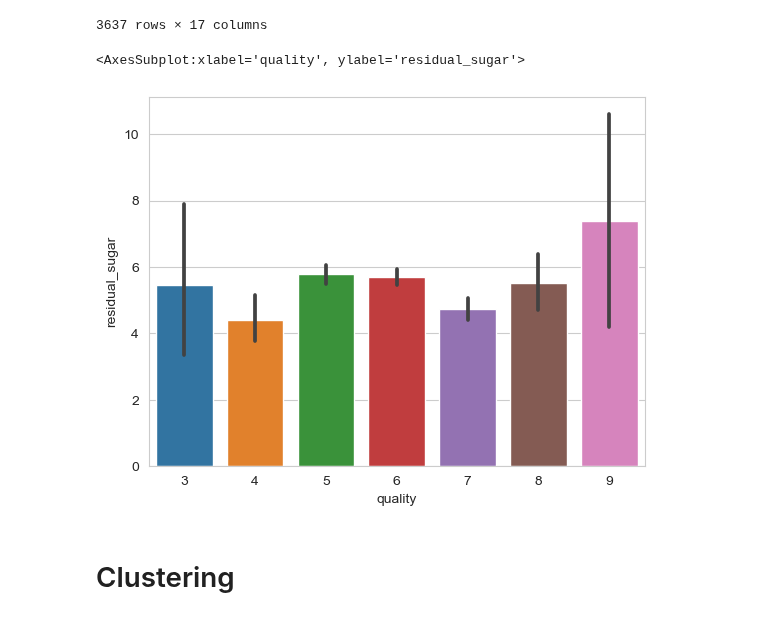
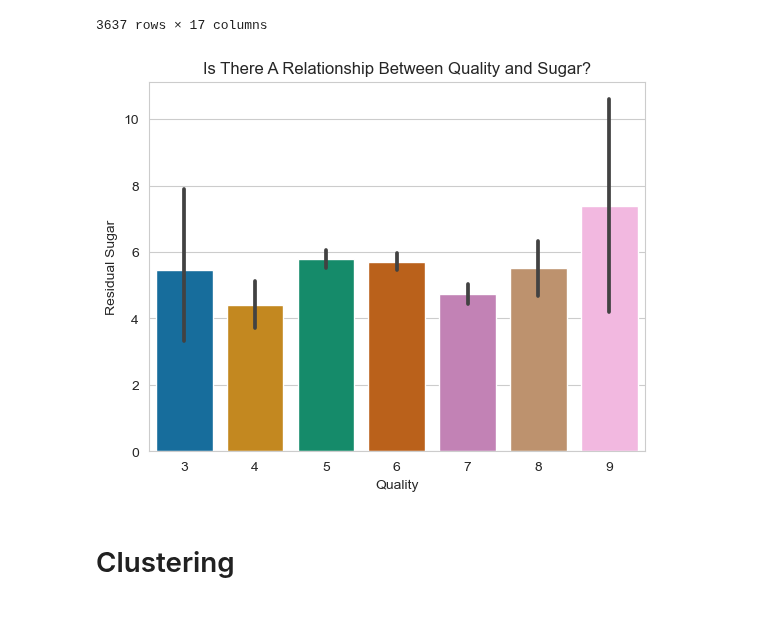
Before and after one commit to wine-clustering-project/wine-cluster, a Jupyter notebook: E_workbook.ipynb, the cells around one changed output. Saved outputs shown, nothing was run; the diff lists cells and outputs as text; code cells hidden in the pictures.

```diff
--- a/E_workbook.ipynb
+++ b/E_workbook.ipynb
@@ -164,11 +164,16 @@ train
 | 548 | 12.4 | 0.35 | 0.49 | 2.60 | 0.079 | 27.0 | ... |
 3637 rows × 17 columns
 # %%
-sns.set_style('whitegrid')
-sns.barplot(data= train, x='quality', y= 'residual_sugar' )
+def quality_sugar(train):
+    sns.set_style('whitegrid')
+    sns.barplot(data= train, x='quality', y= 'residual_sugar', palette= 'colorblind' )
+    plt.title("Is There A Relationship Between Quality and Sugar?")
+    plt.xlabel('Quality')
+    plt.ylabel('Residual Sugar')
-# %% [output]
-<AxesSubplot:xlabel='quality', ylabel='residual_sugar'>
-[figure, removed]
+# %%
+quality_sugar(train)
+# %% [output]
+[figure, added]
 # %% [markdown]
 # Clustering
 # %% [markdown]
```
Also changed, not shown: parts of 1 cell of this notebook, 1 other file.
